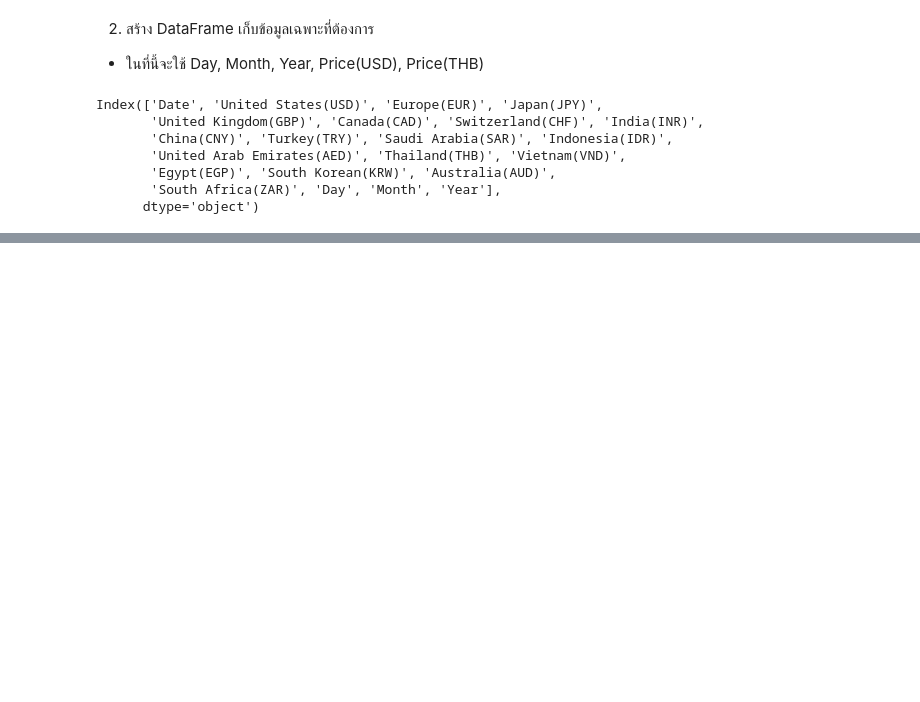
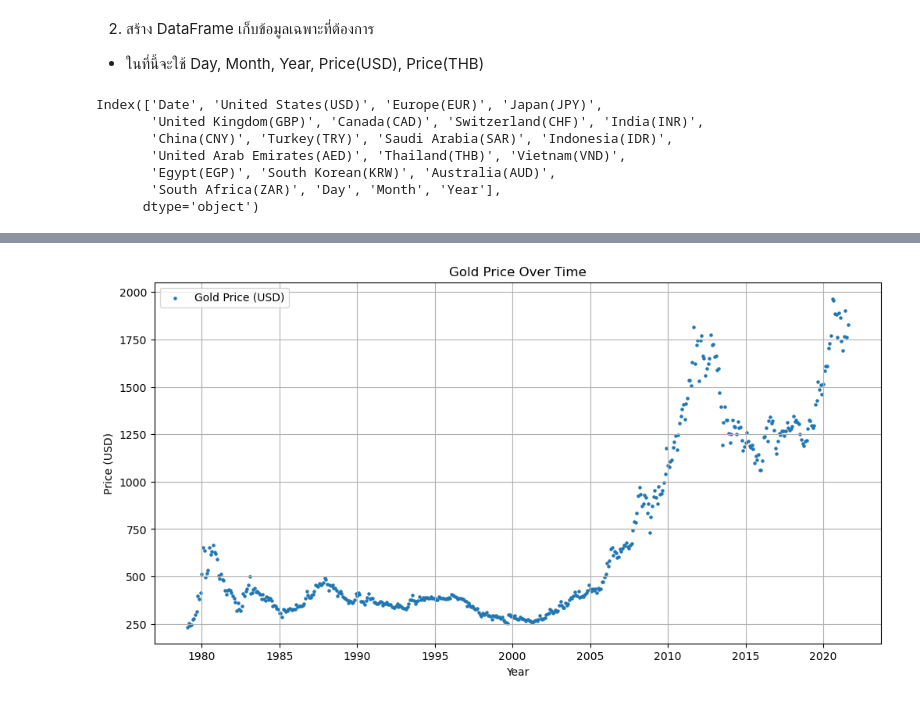
Before and after one commit to WornWolf/DataSci_Project_2026, a Jupyter notebook: project.ipynb, the cells around one changed output, grey strips where cells are left out. Saved outputs shown, nothing was run; the diff lists cells and outputs as text; code cells hidden in the pictures; blank space fills up the shorter version.

Commit message:
cleaned GoldPrice and fixed filename Dayevents

```diff
--- a/project.ipynb
+++ b/project.ipynb
@@ -122,5 +122,5 @@ Index(['Date', 'United States(USD)', 'Europe(EUR)', 'Japan(JPY)',
       dtype='object')
 # %%
 newGoldPrice = goldPrice[['Day','Month','Year','United States(USD)','Thailand(THB)']]
-newGoldPrice.rename(columns={'United States(USD)': 'Price(USD)', 'Thailand(THB)': 'Price(THB)'})
+newGoldPrice.rename(columns={'United States(USD)': 'Price(USD)', 'Thailand(THB)': 'Price(THB)'}, inplace=True)
 # %% [output]
@@ -139,0 +159,3 @@ newGoldPrice.rename(columns={'United States(USD)': 'Price(USD)', 'Thailand(THB)'
+# %%
+newGoldPrice = newGoldPrice.sort_values(by='Year')
+newGoldPrice.head()
@@ -139,0 +171,17 @@ newGoldPrice.rename(columns={'United States(USD)': 'Price(USD)', 'Thailand(THB)'
+# %%
+newGoldPrice['Date'] = pd.to_datetime(newGoldPrice[['Year', 'Month', 'Day']])
+
+# 2. Plot โดยใช้ Date เป็นแกน X
+plt.figure(figsize=(12, 6))
+plt.scatter(newGoldPrice['Date'], newGoldPrice['Price(USD)'], label='Gold Price (USD)', s=5)
+plt.scatter()
+
+# 3. ตกแต่งกราฟ
+plt.title('Gold Price Over Time')
+plt.xlabel('Year')
+plt.ylabel('Price (USD)')
+plt.grid(True)
+plt.legend()
+plt.show()
+# %% [output]
+[figure, added]
```
Also changed, not shown: parts of 15 cells of this notebook, 3 other files.
